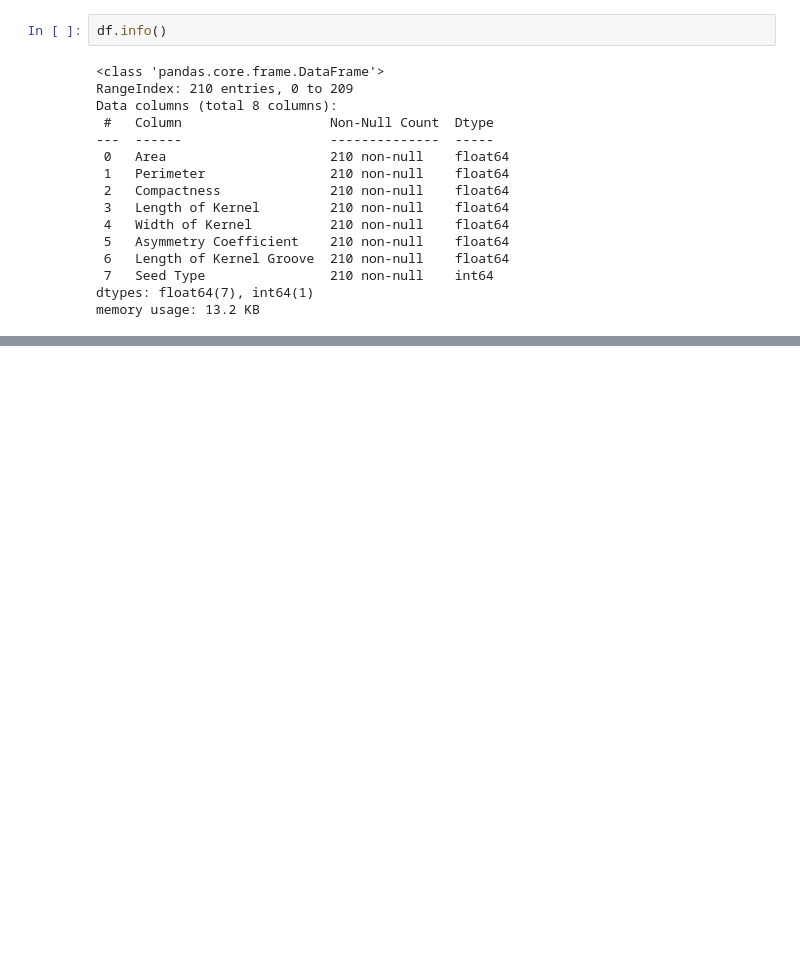
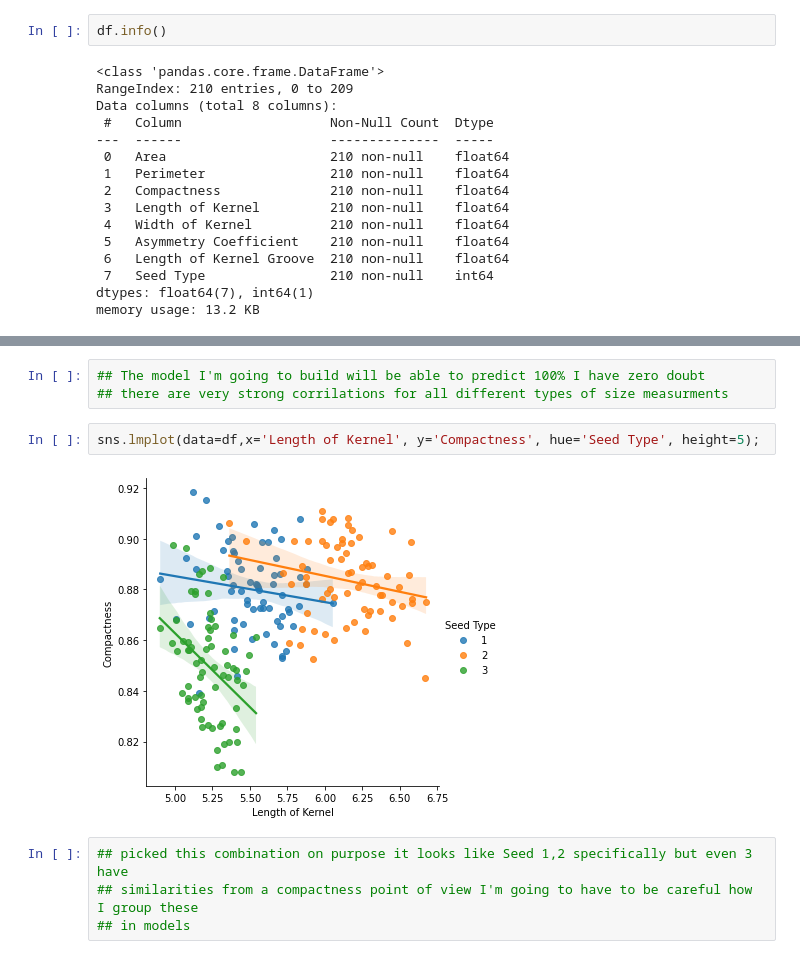
Before and after one commit to edfakie2/Edward-Core-2, a Jupyter notebook: Agriculture_.ipynb, the cells around one changed output, grey strips where cells are left out. Saved outputs shown, nothing was run; the diff lists cells and outputs as text; blank space fills up the shorter version.

```diff
--- a/Agriculture_.ipynb
+++ b/Agriculture_.ipynb
@@ -68,0 +117,11 @@ memory usage: 42.6 KB
+# %%
+## The model I'm going to build will be able to predict 100% I have zero doubt
+## there are very strong corrilations for all different types of size measurments
+# %%
+sns.lmplot(data=df,x='Length of Kernel', y='Compactness', hue='Seed Type', height=5);
+# %% [output]
+[figure, added]
+# %%
+## picked this combination on purpose it looks like Seed 1,2 specifically but even 3 have
+## similarities from a compactness point of view I'm going to have to be careful how I group these
+## in models
```
Also changed, not shown: parts of 19 cells of this notebook.
